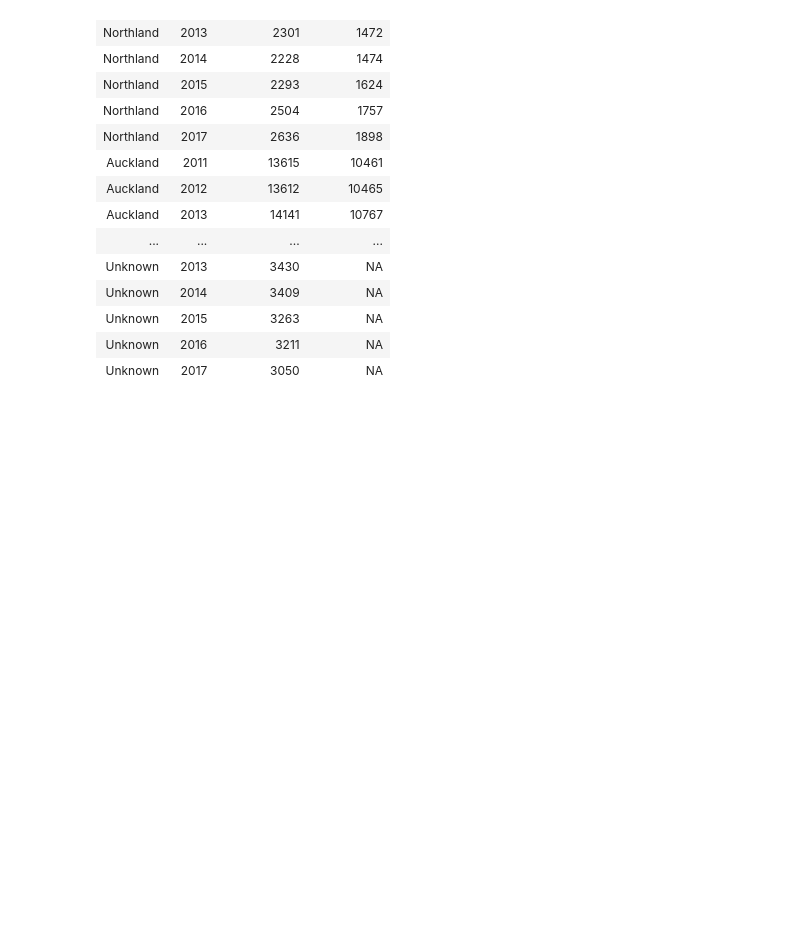
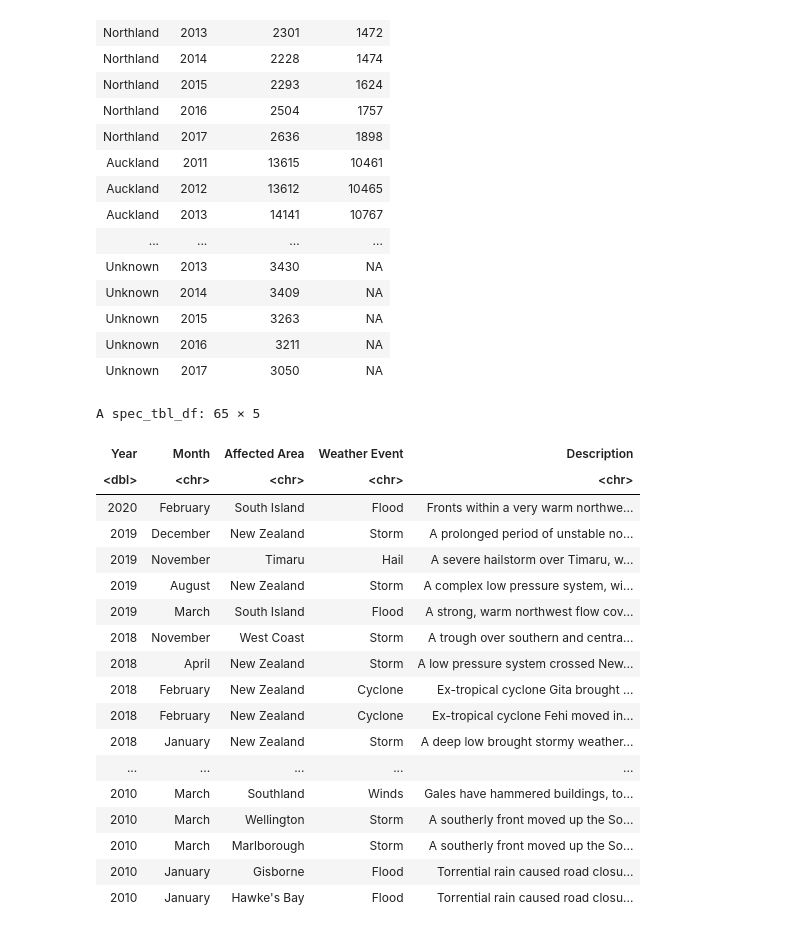
Before and after one commit to oscar-uc/DATA244_group_project, a Jupyter notebook: Joining/Joining.ipynb, the cells around one changed output. Cells and saved outputs as stored; diff of their text form; code cells hidden in the pictures; blank space fills up the shorter version.

```diff
--- a/Joining/Joining.ipynb
+++ b/Joining/Joining.ipynb
@@ -103,3 +103,25 @@ A spec_tbl_df: 126 × 4
 | Unknown | 2015 | 3263 | NA |
 | Unknown | 2016 | 3211 | NA |
 | Unknown | 2017 | 3050 | NA |
+# %%
+weather
+# %% [output]
+A spec_tbl_df: 65 × 5
+| Year | Month | Affected Area | Weather Event | Description |
+| <dbl> | <chr> | <chr> | <chr> | <chr> |
+| 2020 | February | South Island | Flood | Fronts within a very warm northwe... |
+| 2019 | December | New Zealand | Storm | A prolonged period of unstable no... |
+| 2019 | November | Timaru | Hail | A severe hailstorm over Timaru, w... |
+| 2019 | August | New Zealand | Storm | A complex low pressure system, wi... |
+| 2019 | March | South Island | Flood | A strong, warm northwest flow cov... |
+| 2018 | November | West Coast | Storm | A trough over southern and centra... |
+| 2018 | April | New Zealand | Storm | A low pressure system crossed New... |
+| 2018 | February | New Zealand | Cyclone | Ex-tropical cyclone Gita brought ... |
+| 2018 | February | New Zealand | Cyclone | Ex-tropical cyclone Fehi moved in... |
+| 2018 | January | New Zealand | Storm | A deep low brought stormy weather... |
+| ... | ... | ... | ... | ... |
+| 2010 | March | Southland | Winds | Gales have hammered buildings, to... |
+| 2010 | March | Wellington | Storm | A southerly front moved up the So... |
+| 2010 | March | Marlborough | Storm | A southerly front moved up the So... |
+| 2010 | January | Gisborne | Flood | Torrential rain caused road closu... |
+| 2010 | January | Hawke's Bay | Flood | Torrential rain caused road closu... |
```
Also changed, not shown: 1 other file.
